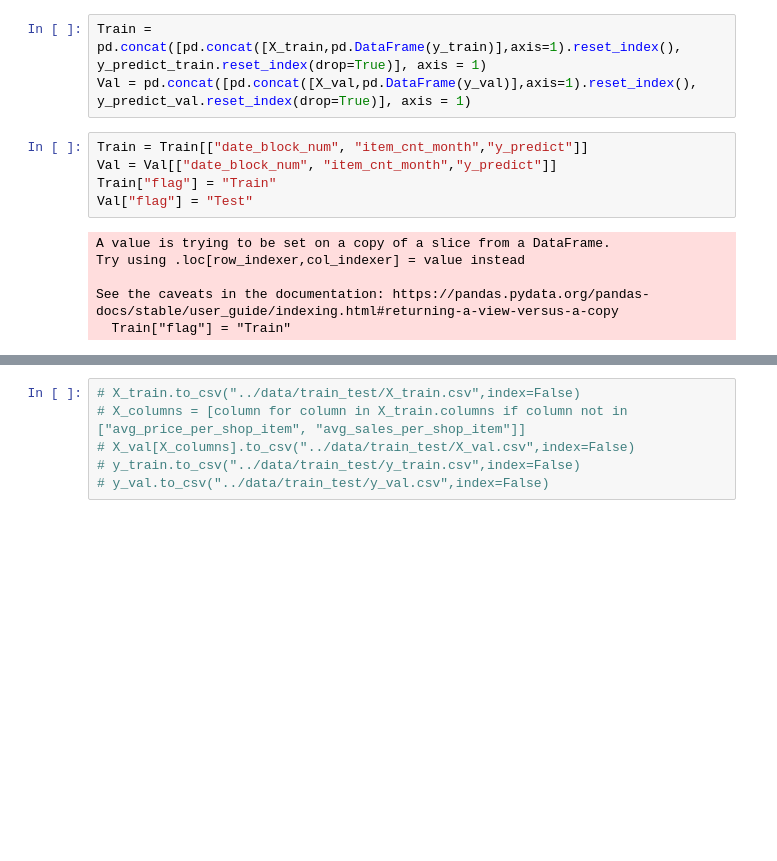
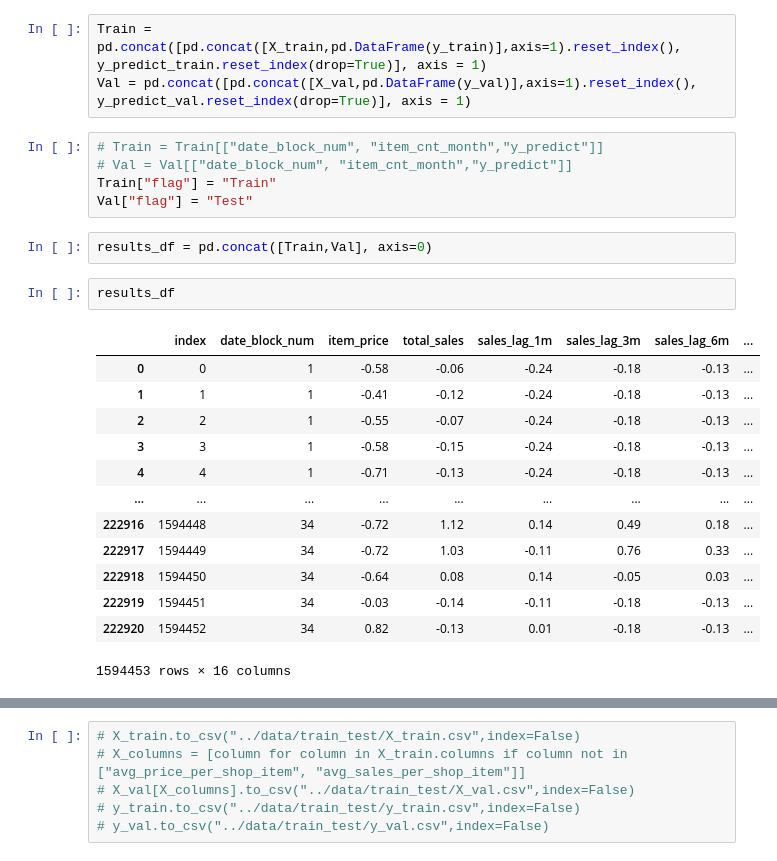
Before and after one commit to danielmichellpr/ArquitecturaGranEscala, a Jupyter notebook: src/main.ipynb, the cells around one changed output, grey strips where cells are left out. Drawn from its saved outputs; the diff is of its cells as text; blank space fills up the shorter version.

```diff
--- a/tareas/t2/src/main.ipynb
+++ b/src/main.ipynb
@@ -522,13 +522,25 @@ y_predict_val = pd.DataFrame(best_model.predict(X_val[[column for column in X_va
 Train = pd.concat([pd.concat([X_train,pd.DataFrame(y_train)],axis=1).reset_index(), y_predict_train.reset_index(drop=True)], axis = 1)
 Val = pd.concat([pd.concat([X_val,pd.DataFrame(y_val)],axis=1).reset_index(), y_predict_val.reset_index(drop=True)], axis = 1)
 # %%
-Train = Train[["date_block_num", "item_cnt_month","y_predict"]]
-Val = Val[["date_block_num", "item_cnt_month","y_predict"]]
+# Train = Train[["date_block_num", "item_cnt_month","y_predict"]]
+# Val = Val[["date_block_num", "item_cnt_month","y_predict"]]
 Train["flag"] = "Train"
 Val["flag"] = "Test"
-# %% [output]
-A value is trying to be set on a copy of a slice from a DataFrame.
-Try using .loc[row_indexer,col_indexer] = value instead
-
-See the caveats in the documentation: https://pandas.pydata.org/pandas-docs/stable/user_guide/indexing.html#returning-a-view-versus-a-copy
-  Train["flag"] = "Train"
+# %%
+results_df = pd.concat([Train,Val], axis=0)
+# %%
+results_df
+# %% [output]
+|  | index | date_block_num | item_price | total_sales | sales_lag_1m | sales_lag_3m | sales_lag_6m | ... |
+| 0 | 0 | 1 | -0.58 | -0.06 | -0.24 | -0.18 | -0.13 | ... |
+| 1 | 1 | 1 | -0.41 | -0.12 | -0.24 | -0.18 | -0.13 | ... |
+| 2 | 2 | 1 | -0.55 | -0.07 | -0.24 | -0.18 | -0.13 | ... |
+| 3 | 3 | 1 | -0.58 | -0.15 | -0.24 | -0.18 | -0.13 | ... |
+| 4 | 4 | 1 | -0.71 | -0.13 | -0.24 | -0.18 | -0.13 | ... |
+| ... | ... | ... | ... | ... | ... | ... | ... | ... |
+| 222916 | 1594448 | 34 | -0.72 | 1.12 | 0.14 | 0.49 | 0.18 | ... |
+| 222917 | 1594449 | 34 | -0.72 | 1.03 | -0.11 | 0.76 | 0.33 | ... |
+| 222918 | 1594450 | 34 | -0.64 | 0.08 | 0.14 | -0.05 | 0.03 | ... |
+| 222919 | 1594451 | 34 | -0.03 | -0.14 | -0.11 | -0.18 | -0.13 | ... |
+| 222920 | 1594452 | 34 | 0.82 | -0.13 | 0.01 | -0.18 | -0.13 | ... |
+1594453 rows × 16 columns
```
Also changed, not shown: parts of 20 cells of this notebook, 19 other files.
